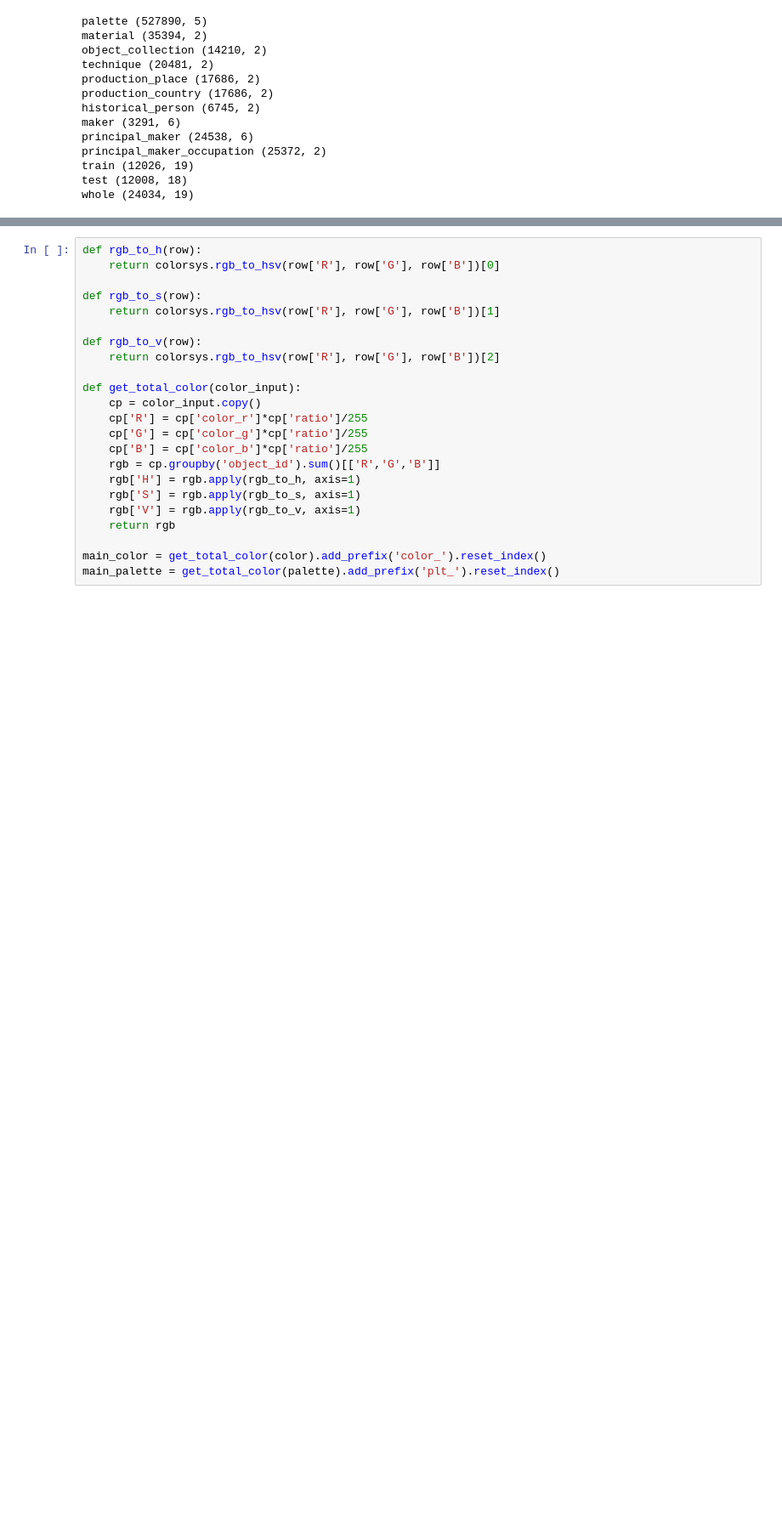
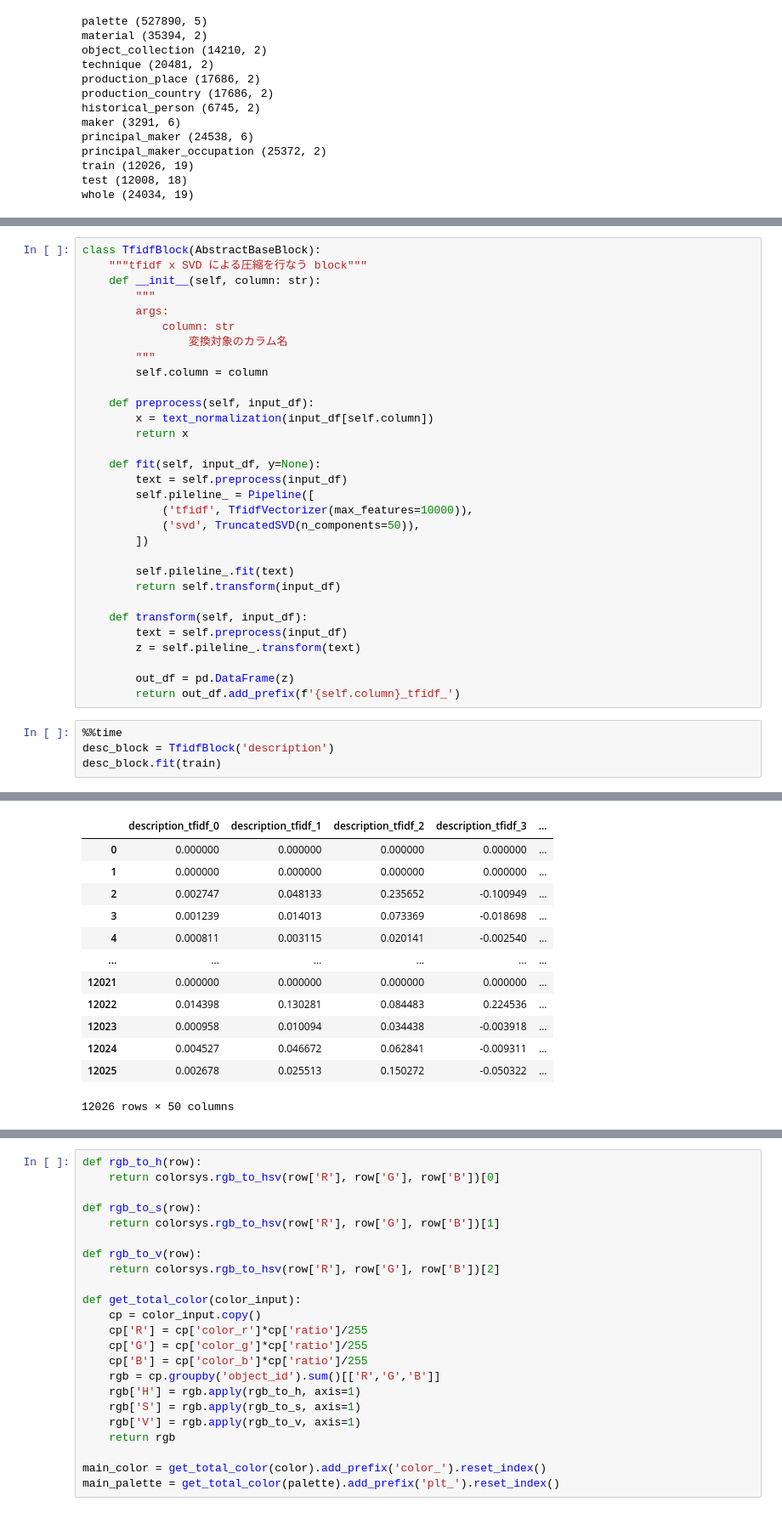
Before and after one commit to yumehara/atmacup10, a Jupyter notebook: notebook/baseline.ipynb, the cells around one changed output, grey strips where cells are left out. Shown at 85% size. Cells and saved outputs as stored; diff of their text form; blank space fills up the shorter version.

```diff
--- a/notebook/baseline.ipynb
+++ b/notebook/baseline.ipynb
@@ -75,0 +100,36 @@ whole (24034, 19)
+# %%
+class TfidfBlock(AbstractBaseBlock):
+    """tfidf x SVD による圧縮を行なう block"""
+    def __init__(self, column: str):
+        """
+        args:
+            column: str
+                変換対象のカラム名
+        """
+        self.column = column
+
+    def preprocess(self, input_df):
+        x = text_normalization(input_df[self.column])
+        return x
+
+    def fit(self, input_df, y=None):
+        text = self.preprocess(input_df)
+        self.pileline_ = Pipeline([
+            ('tfidf', TfidfVectorizer(max_features=10000)),
+            ('svd', TruncatedSVD(n_components=50)),
+        ])
+
+        self.pileline_.fit(text)
+        return self.transform(input_df)
+
+    def transform(self, input_df):
+        text = self.preprocess(input_df)
+        z = self.pileline_.transform(text)
+
+        out_df = pd.DataFrame(z)
+        return out_df.add_prefix(f'{self.column}_tfidf_')
+# %%
+%%time
+desc_block = TfidfBlock('description')
+desc_block.fit(train)
+# %% [output]
@@ -75,0 +138,13 @@ whole (24034, 19)
+|  | description_tfidf_0 | description_tfidf_1 | description_tfidf_2 | description_tfidf_3 | ... |
+| 0 | 0.000000 | 0.000000 | 0.000000 | 0.000000 | ... |
+| 1 | 0.000000 | 0.000000 | 0.000000 | 0.000000 | ... |
+| 2 | 0.002747 | 0.048133 | 0.235652 | -0.100949 | ... |
+| 3 | 0.001239 | 0.014013 | 0.073369 | -0.018698 | ... |
+| 4 | 0.000811 | 0.003115 | 0.020141 | -0.002540 | ... |
+| ... | ... | ... | ... | ... | ... |
+| 12021 | 0.000000 | 0.000000 | 0.000000 | 0.000000 | ... |
+| 12022 | 0.014398 | 0.130281 | 0.084483 | 0.224536 | ... |
+| 12023 | 0.000958 | 0.010094 | 0.034438 | -0.003918 | ... |
+| 12024 | 0.004527 | 0.046672 | 0.062841 | -0.009311 | ... |
+| 12025 | 0.002678 | 0.025513 | 0.150272 | -0.050322 | ... |
+12026 rows × 50 columns
```
Also changed, not shown: parts of 48 cells of this notebook, 1 other file.
